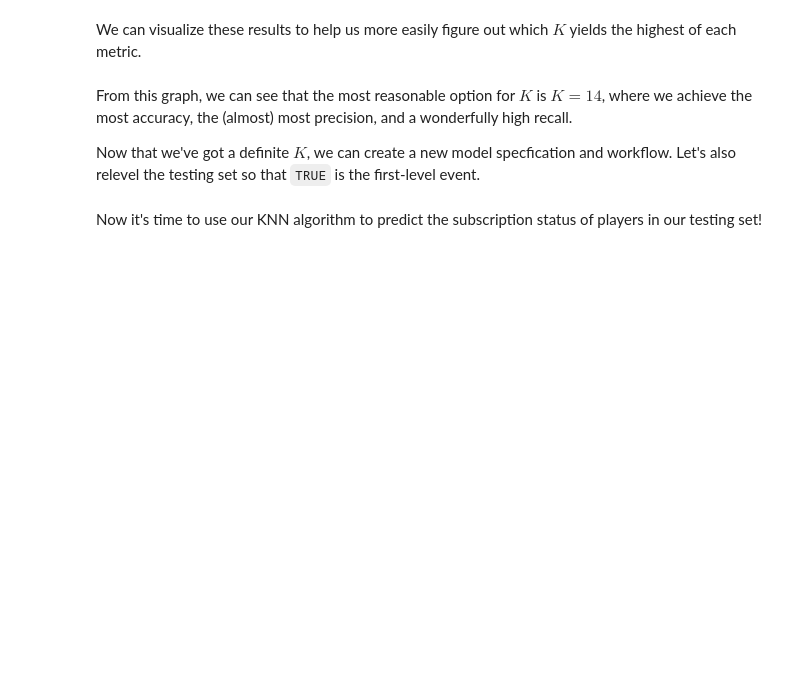
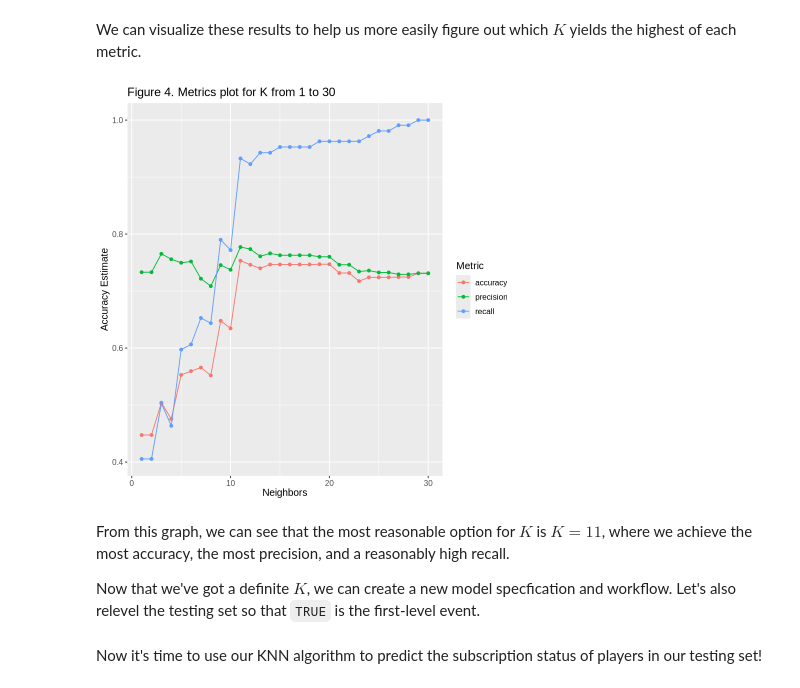
Before and after one commit to zhifou541-stack/dsci100-003-group26, a Jupyter notebook: group26 final project .ipynb, the cells around one changed output. Saved outputs shown, nothing was run; the diff lists cells and outputs as text; code cells hidden in the pictures; blank space fills up the shorter version.

```diff
--- a/group26 final project .ipynb
+++ b/group26 final project .ipynb
@@ -302,13 +280,15 @@ We can visualize these results to help us more easily figure out which $K$ yield
 # %%
 accuracy_plot <- ggplot(knn_results, aes(x = neighbors, y = mean, color = .metric)) +
     geom_point() +
     geom_line() +
-    labs(x = "Neighbors", y = "Accuracy Estimate", color = "Metric") +
+    labs(title = "Figure 4. Metrics plot for K from 1 to 30", x = "Neighbors", y = "Accuracy Estimate", color = "Metric") +
     theme(text = element_text(size = 12))
 
 accuracy_plot
+# %% [output]
+[figure, added]
 # %% [markdown]
-From this graph, we can see that the most reasonable option for $K$ is $K=14$, where we achieve the most accuracy, the (almost) most precision, and a wonderfully high recall.
+From this graph, we can see that the most reasonable option for $K$ is $K=11$, where we achieve the most accuracy, the most precision, and a reasonably high recall.
 
 Now that we've got a definite $K$, we can create a new model specfication and workflow. Let's also relevel the testing set so that `TRUE` is the first-level event.
 # %%
```
Also changed, not shown: parts of 11 cells of this notebook.
